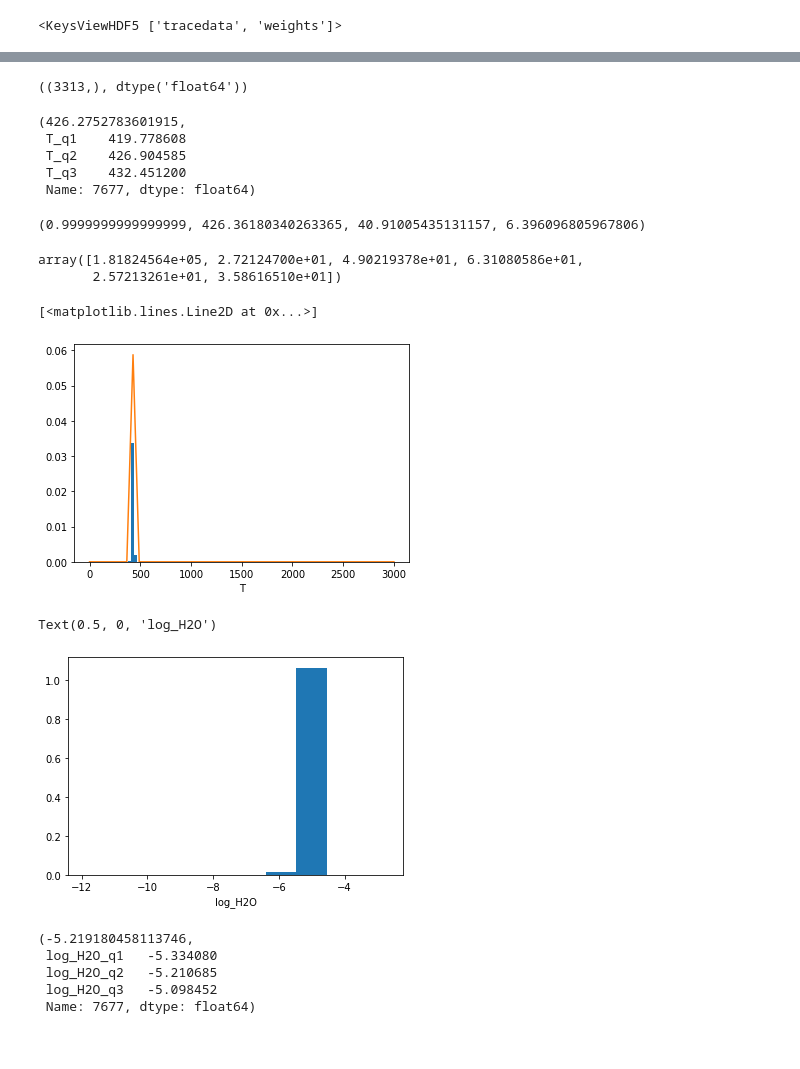
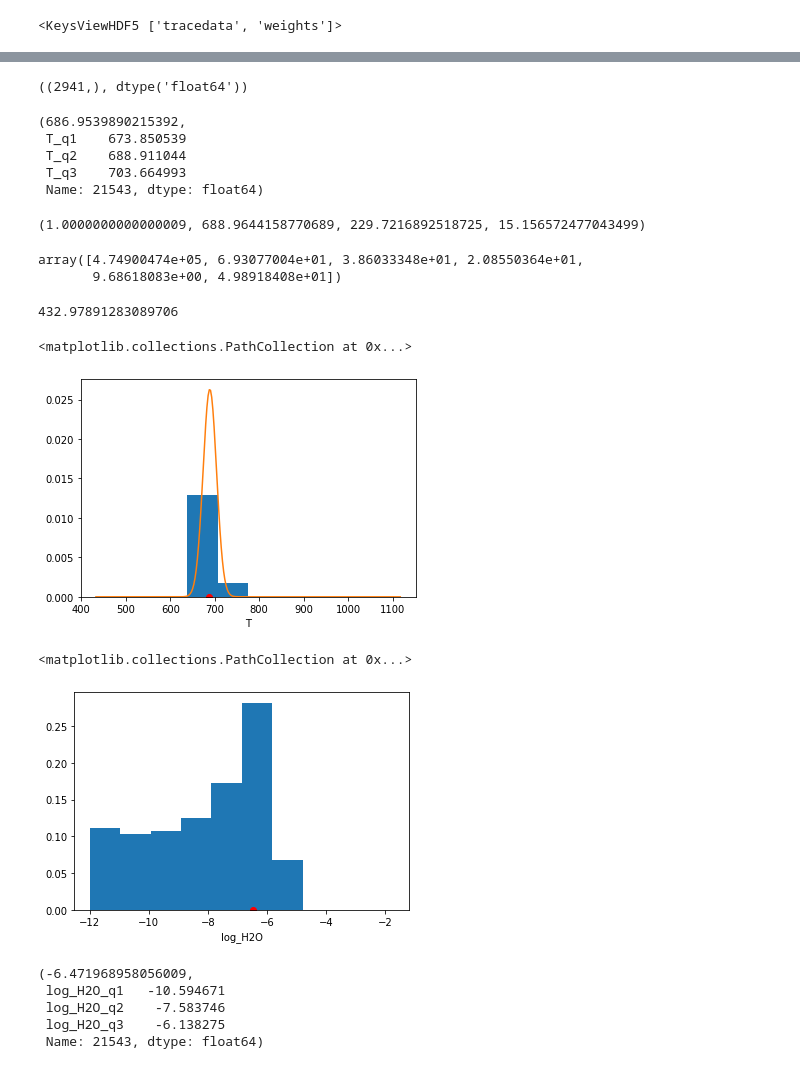
Before and after one commit to podondra/ariel-data-challenge, a Jupyter notebook: exploration.ipynb, the cells around one changed output, grey strips where cells are left out. Saved outputs shown, nothing was run; the diff lists cells and outputs as text; code cells hidden in the pictures.

```diff
--- a/exploration.ipynb
+++ b/exploration.ipynb
@@ -10,5 +10,4 @@ from scipy.stats import norm
 from ariel import *
 # %%
 rng = np.random.default_rng()
-i = rng.integers(N)
-i
+i = rng.integers(N_ANNOTATED)
@@ -114,7 +150,9 @@ auxiliary
 # %% [markdown]
 ## Forward model parameter table
 # %%
-fm_parameter = pd.read_csv("data/train/ground_truth/fm_parameter_table.csv", index_col="planet_ID")
+fm_parameter = pd.read_csv(
+    "data/train/ground_truth/fm_parameter_table.csv",
+    index_col="planet_ID").iloc[:N_ANNOTATED]
 fm_parameter
 # %% [output]
 |  | planet_temp | log_H2O | log_CO2 | log_CH4 | log_CO | log_NH3 |
@@ -214,52 +252,58 @@ tracedata.shape, tracedata.dtype
 weights = tracegrp["weights"][:]
 weights.shape, weights.dtype
 # %% [output]
-((3313,), dtype('float64'))
+((2941,), dtype('float64'))
 # %%
 fm_parameter.loc[i, "planet_temp"], quartiles.loc[i, ["T_q1", "T_q2", "T_q3"]]
 # %% [output]
-(426.2752783601915,
- T_q1    419.778608
- T_q2    426.904585
- T_q3    432.451200
- Name: 7677, dtype: float64)
+(686.9539890215392,
+ T_q1    673.850539
+ T_q2    688.911044
+ T_q3    703.664993
+ Name: 21543, dtype: float64)
 # %%
 mean = (tracedata[:, 0] @ weights)
 var = (weights @ ((tracedata[:, 0] - mean) ** 2))
 std = np.sqrt(var)
 weights.sum(), mean, var, std
 # %% [output]
-(0.9999999999999999, 426.36180340263365, 40.91005435131157, 6.396096805967806)
+(1.0000000000000009, 688.9644158770689, 229.7216892518725, 15.156572477043499)
 # %%
 np.square(tracedata.T - weights) @ weights
 # %% [output]
-array([1.81824564e+05, 2.72124700e+01, 4.90219378e+01, 6.31080586e+01,
-       2.57213261e+01, 3.58616510e+01])
+array([4.74900474e+05, 6.93077004e+01, 3.86033348e+01, 2.08550364e+01,
+       9.68618083e+00, 4.98918408e+01])
+# %%
+tracedata[:, 0].min()
+# %% [output]
+432.97891283089706
 # %%
 fig, ax = plt.subplots()
 ax.hist(tracedata[:, 0], density=True, weights=weights)
 ax.set_xlabel("T")
-x = np.linspace(0, 3000)
+x = np.linspace(tracedata[:, 0].min(), tracedata[:, 0].max(), num=256)
 y = norm.pdf(x, loc=mean, scale=std)
 ax.plot(x, y)
+ax.scatter(fm_parameter.loc[i, "planet_temp"], 0, color="r")
 # %% [output]
-[<matplotlib.lines.Line2D at 0x...>]
+<matplotlib.collections.PathCollection at 0x...>
-[figure, old version]
+[figure, new version]
 # %%
 fig, ax = plt.subplots()
 ax.hist(tracedata[:, 1], density=True, weights=weights)
 ax.set_xlabel("log_H2O")
+ax.scatter(fm_parameter.loc[i, "log_H2O"], 0, color="r")
 # %% [output]
-Text(0.5, 0, 'log_H2O')
+<matplotlib.collections.PathCollection at 0x...>
-[figure, old version]
+[figure, new version]
 # %%
 fm_parameter.loc[i, "log_H2O"], quartiles.loc[i, ["log_H2O_q1", "log_H2O_q2", "log_H2O_q3"]]
 # %% [output]
-(-5.219180458113746,
- log_H2O_q1   -5.334080
- log_H2O_q2   -5.210685
- log_H2O_q3   -5.098452
- Name: 7677, dtype: float64)
+(-6.471968958056009,
+ log_H2O_q1   -10.594671
+ log_H2O_q2    -7.583746
+ log_H2O_q3    -6.138275
+ Name: 21543, dtype: float64)
 # %%
 fig, ax = plt.subplots()
 ax.hist(tracedata[:, 2], density=True, weights=weights)
```
Also changed, not shown: parts of 24 cells of this notebook, 3 other files.
